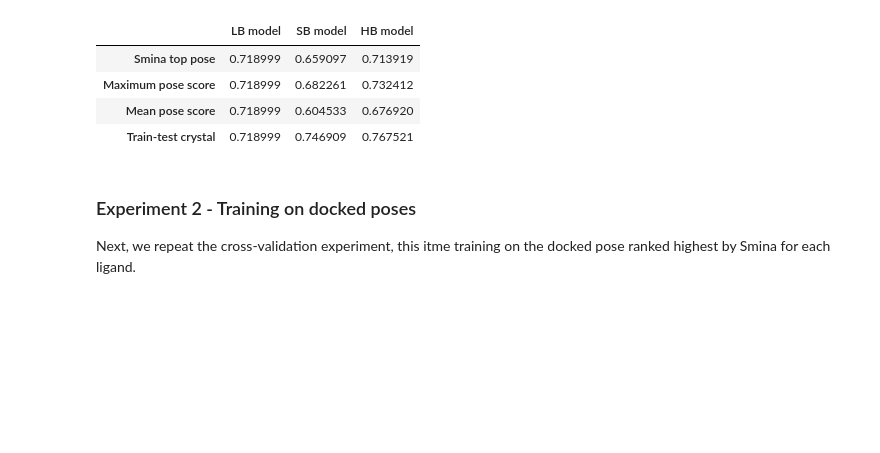
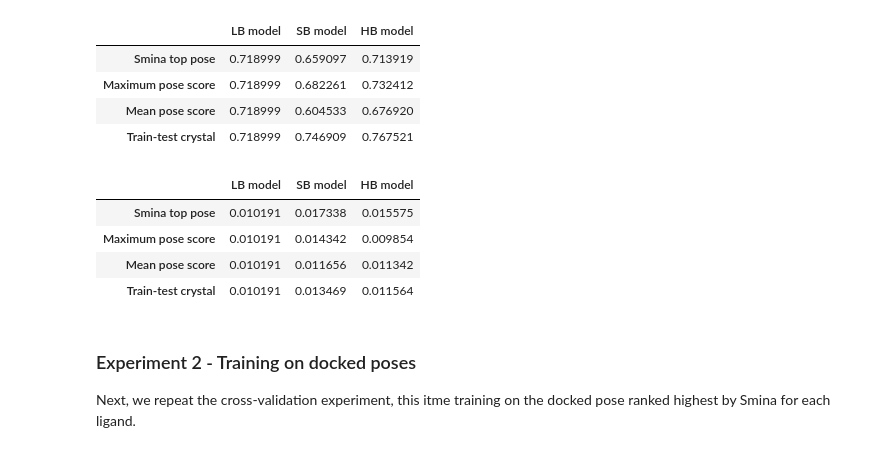
Before and after one commit to FBoyles/learning-from-docked-poses, a Jupyter notebook: notebooks/cross_validation.ipynb, the cells around one changed output. Saved outputs shown, nothing was run; the diff lists cells and outputs as text; code cells hidden in the pictures; blank space fills up the shorter version.

```diff
--- a/notebooks/cross_validation.ipynb
+++ b/notebooks/cross_validation.ipynb
@@ -57,7 +102,7 @@ for model in feature_sets:
         pred = rf.predict(X_test)
         fold_pearsonr.append(stats.pearsonr(y_test, pred)[0])
         fold_mse.append(mean_squared_error(y_test, pred))
-    cv_crystal_results[model] = {'pearsonr': np.mean(fold_pearsonr), 'rmse': np.sqrt(np.mean(fold_mse))}
+    cv_crystal_results[model] = {'pearsonr': np.mean(fold_pearsonr), 'rmse': np.sqrt(np.mean(fold_mse)), 'pearsonr_stdev': np.std(fold_pearsonr)}
 
 with open('../results/cv_crystal_results.json', 'w') as f:
     json.dump(cv_crystal_results, f)
@@ -64,3 +288,33 @@ with open('../results/cv_crystal_results.json', 'w') as f:
+# %%
+cv_docked_results = {}
+
+for model in ['SB' ,'LB']
+    fold_results = []
+    for fold in folds:
+        index_train = pdbbind_training_set.difference(fold)
+        training_pose_labels = []
+
+        # Get the labels for the highest-ranked pose for each training complex
+        for pdb in index_train:
+            training_pose_labels.append(docked_pose_labels[pdb][0])
+        training_pose_labels = pd.Index(training_pose_labels)
+
+        X_train = docked_pose_features.loc[training_pose_labels, feature_sets[model]].values
+        y_train = pdbbind_training_set_pk.loc[index_train].values.ravel()
+
+        rf = RandomForestRegressor(n_estimators=500, max_features=0.33, n_jobs=6, random_state=42)
+        rf.fit(X_train, y_train)
+
+        # List docked poses for this fold
+        fold_dock_labels = []
+        for pdb in fold:
+            fold_dock_labels.extend(docked_pose_labels[pdb])
+        fold_dock_labels = pd.Index(fold_dock_labels)
+
+        X_test = docked_pose_features.loc[fold_dock_labels, feature_sets[model]].values
+        y_test = pdbbind_training_set_pk.loc[fold].values.ravel()
+
+        pred = pd.Series(data=rf.predict(X_test), index=fold_dock_labels)
 # %% [markdown]
 ### Experiment 1 - scoring strategy
 
@@ -141,6 +395,22 @@ test_strategy_pearsonr.T
 | Maximum pose score | 0.718999 | 0.682261 | 0.732412 |
 | Mean pose score | 0.718999 | 0.604533 | 0.676920 |
 | Train-test crystal | 0.718999 | 0.746909 | 0.767521 |
+# %%
+test_strategy_pearsonr_stdev = {
+    'Smina top pose': {model: cv_train_minimized_test_top_dock_results[model]['pearsonr_stdev'] for model in feature_sets},
+    'Maximum pose score': {model: cv_train_minimized_test_all_docks_max_results[model]['pearsonr_stdev'] for model in feature_sets},
+    'Mean pose score': {model: cv_train_minimized_test_all_docks_mean_results[model]['pearsonr_stdev'] for model in feature_sets},
+    'Train-test crystal': {m: cv_crystal_results[m]['pearsonr_stdev'] for m in feature_sets}
+}
+test_strategy_pearsonr_stdev = pd.DataFrame(test_strategy_pearsonr_stdev).loc[['LB','SB','HB']]
+test_strategy_pearsonr_stdev.index = ['LB model', 'SB model','HB model']
+test_strategy_pearsonr_stdev.T
+# %% [output]
+|  | LB model | SB model | HB model |
+| Smina top pose | 0.010191 | 0.017338 | 0.015575 |
+| Maximum pose score | 0.010191 | 0.014342 | 0.009854 |
+| Mean pose score | 0.010191 | 0.011656 | 0.011342 |
+| Train-test crystal | 0.010191 | 0.013469 | 0.011564 |
 # %% [markdown]
 ### Experiment 2 - Training on docked poses
 
```
Also changed, not shown: parts of 29 cells of this notebook, 55 other files.
